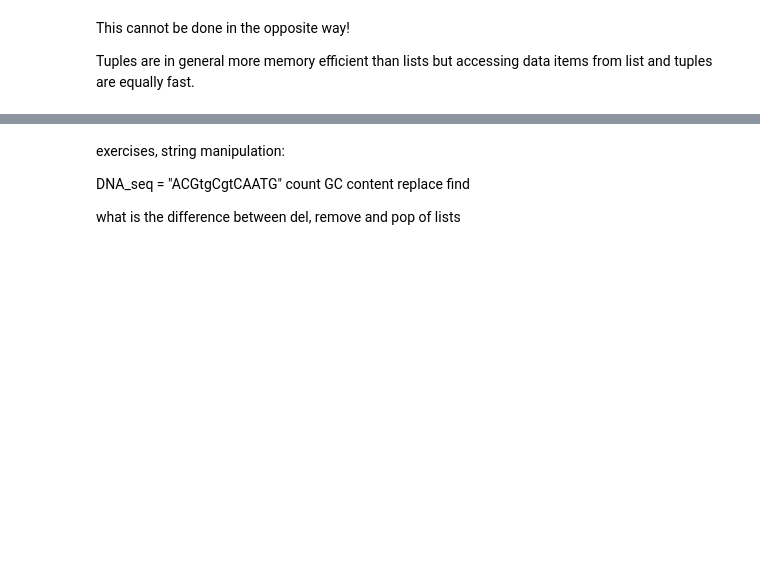
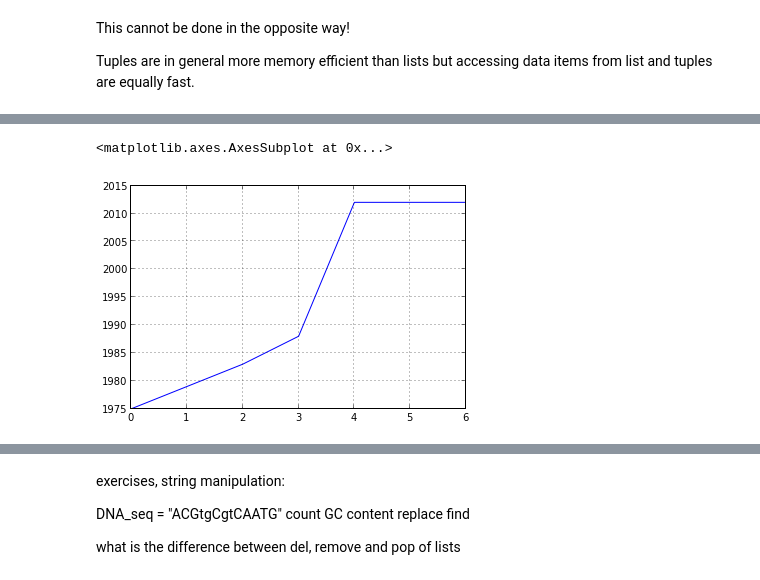
Before and after one commit to skjoedt/cbs-python, a Jupyter notebook: notebooks/Week 02 - Mo' Python!.ipynb, the cells around one changed output, grey strips where cells are left out. Drawn from its saved outputs; the diff is of its cells as text; code cells hidden in the pictures; blank space fills up the shorter version.

```diff
--- a/notebooks/Week 02 - Mo' Python!.ipynb
+++ b/notebooks/Week 02 - Mo' Python!.ipynb
@@ -288,0 +376,2 @@ Tuples are in general more memory efficient than lists but accessing data items
+# %%
+Movies = zip(titles, prod_year)
@@ -288,0 +380,3 @@ Tuples are in general more memory efficient than lists but accessing data items
+# %%
+df = DataFrame(data = Movies, columns=["Title", "Year"])
+df
@@ -288,0 +406,2 @@ Tuples are in general more memory efficient than lists but accessing data items
+# %%
+df.sort("Year", ascending=0)
@@ -288,0 +417,3 @@ Tuples are in general more memory efficient than lists but accessing data items
+# %%
+df["imdb"] = [8.4, 8.1, 7.5, 8.3, 8.6, 8.5, 8.2]
+df
@@ -288,0 +429,5 @@ Tuples are in general more memory efficient than lists but accessing data items
+# %%
+df["Year"].plot()
+# %% [output]
+<matplotlib.axes.AxesSubplot at 0x...>
+[figure, added]
```
Also changed, not shown: parts of 118 cells of this notebook, 25 other files.
